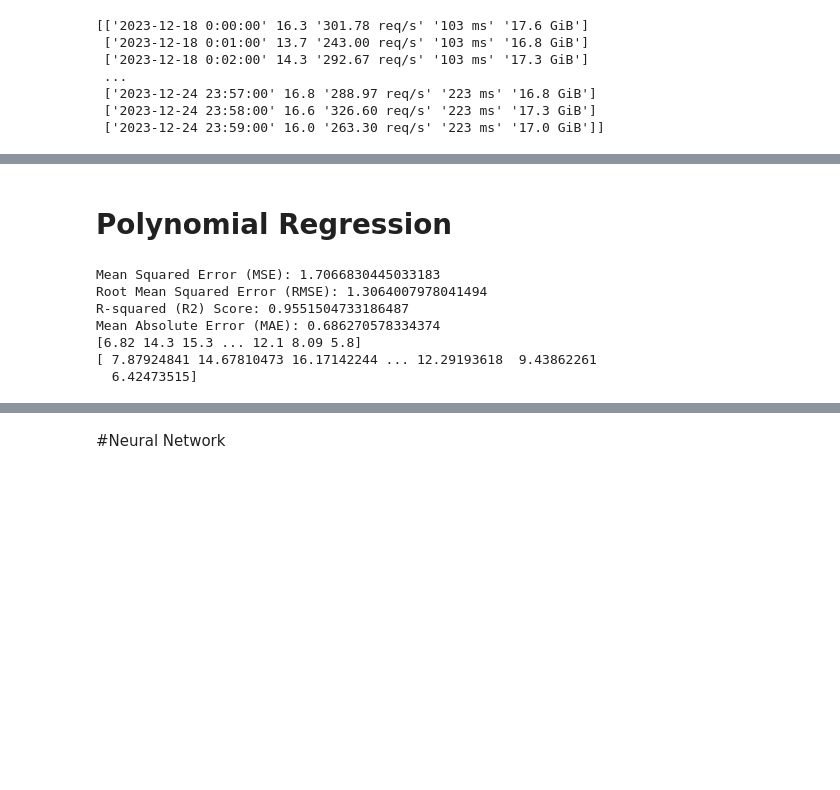
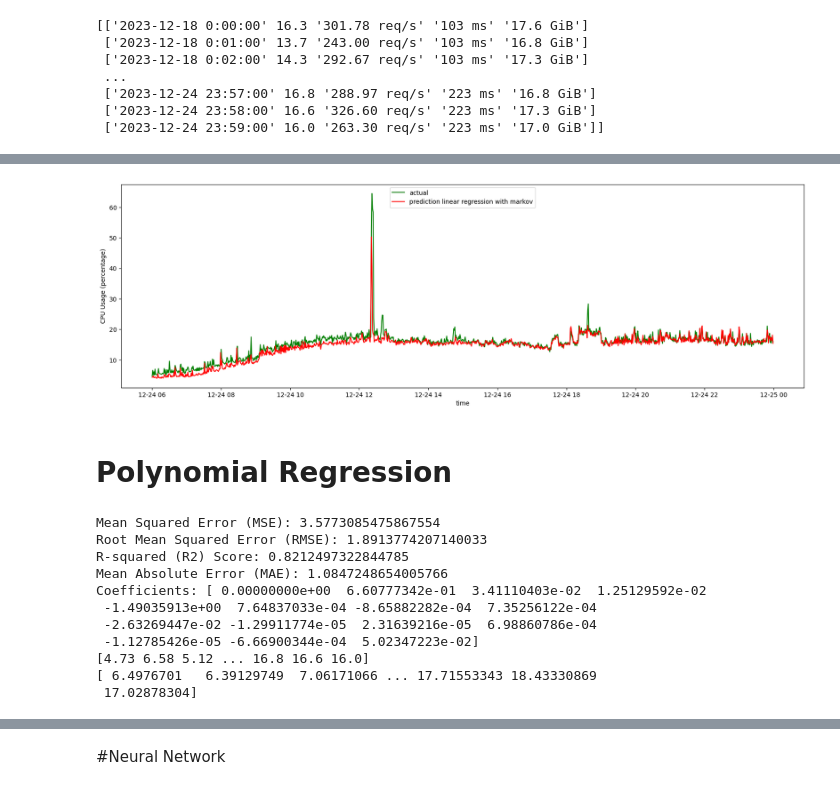
Before and after one commit to nikimajidifard/Resource-Management-in-Cloud-Computing-based-on-Predictive-Resource-Scaling, a Jupyter notebook: resource_prediction.ipynb, the cells around one changed output, grey strips where cells are left out. Saved outputs shown, nothing was run; the diff lists cells and outputs as text; code cells hidden in the pictures; blank space fills up the shorter version.

```diff
--- a/resource_prediction.ipynb
+++ b/resource_prediction.ipynb
@@ -332 +438,27 @@ print(X)
+# %%
+X1 = []
+X2 = []
+X3 = []
+idle_probabilities = [states_dict['idle']['idle'][1], states_dict['idle']['low'][1], states_dict['idle']['high'][1]]
+low_probabilities = [states_dict['low']['idle'][1], states_dict['low']['low'][1], states_dict['low']['high'][1]]
+high_probabilities = [states_dict['high']['idle'][1], states_dict['high']['low'][1], states_dict['high']['high'][1]]
+for i in range(Y.shape[0]):
+  if Y[i] <= 6:
+    X1.append(idle_probabilities[0])
+    X2.append(idle_probabilities[1])
+    X3.append(idle_probabilities[2])
+  elif Y[i] <= 10:
+    X1.append(low_probabilities[0])
+    X2.append(low_probabilities[1])
+    X3.append(low_probabilities[2])
+  else:
+    X1.append(high_probabilities[0])
+    X2.append(high_probabilities[1])
+    X3.append(high_probabilities[2])
+
+X1 = np.array(X1).reshape(-1, 1)
+X2 = np.array(X2).reshape(-1, 1)
+X3 = np.array(X3).reshape(-1, 1)
+# %%
+X_with_markov = X = np.hstack((ntimes,requests,responses, mems, X1, X2, X3))
 # %%
@@ -370,12 +504,24 @@ Mean Absolute Error (MAE): 1.280075937759166
+# %%
+plt.figure(figsize=(20, 6))
+plt.plot(pd.to_datetime(data["TIME"])[9000:], Y_test, color='green', label='actual')
+plt.plot(pd.to_datetime(data["TIME"])[9000:], predicted_cpu_usage, color='red', label='prediction linear regression with markov')
+plt.xlabel('time')
+plt.ylabel('CPU Usage (percentage)')
+plt.legend(loc='upper center')
+plt.show()
+plt.rcdefaults()  # Reset the default settings including figure size
+# %% [output]
+[figure, added]
 # %% [markdown]
 # Polynomial Regression
 # %%
 from sklearn.preprocessing import PolynomialFeatures
 # %%
-polynomial_features= PolynomialFeatures(degree=3)
+polynomial_features= PolynomialFeatures(degree=2)
 x_poly = polynomial_features.fit_transform(X)
 
-X_train, X_test, Y_train, Y_test = train_test_split(x_poly,Y, test_size = 0.2)
+# X_train, X_test, Y_train, Y_test = train_test_split(x_poly,Y, test_size = 0.2)
+X_train, X_test, Y_train, Y_test =x_poly[:9000], x_poly[9000:], Y[:9000], Y[9000:]
 
 
 model = LinearRegression()
@@ -399,17 +545,21 @@ print("R-squared (R2) Score:", r2)
 mae = metrics.mean_absolute_error(Y_test, predicted_cpu_usage)
 print("Mean Absolute Error (MAE):", mae)
 
-# print('Coefficients:', model.coef_)
+print('Coefficients:', model.coef_)
 # print('Intercept:', model.intercept_)
 
 
 print(Y_test)
 print(predicted_cpu_usage)
 # %% [output]
-Mean Squared Error (MSE): 1.7066830445033183
-Root Mean Squared Error (RMSE): 1.3064007978041494
-R-squared (R2) Score: 0.9551504733186487
-Mean Absolute Error (MAE): 0.686270578334374
-[6.82 14.3 15.3 ... 12.1 8.09 5.8]
-[ 7.87924841 14.67810473 16.17142244 ... 12.29193618  9.43862261
-  6.42473515]
+Mean Squared Error (MSE): 3.5773085475867554
+Root Mean Squared Error (RMSE): 1.8913774207140033
+R-squared (R2) Score: 0.8212497322844785
+Mean Absolute Error (MAE): 1.0847248654005766
+Coefficients: [ 0.00000000e+00  6.60777342e-01  3.41110403e-02  1.25129592e-02
+ -1.49035913e+00  7.64837033e-04 -8.65882282e-04  7.35256122e-04
+ -2.63269447e-02 -1.29911774e-05  2.31639216e-05  6.98860786e-04
+ -1.12785426e-05 -6.66900344e-04  5.02347223e-02]
+[4.73 6.58 5.12 ... 16.8 16.6 16.0]
+[ 6.4976701   6.39129749  7.06171066 ... 17.71553343 18.43330869
+ 17.02878304]
```
Also changed, not shown: parts of 50 cells of this notebook.
